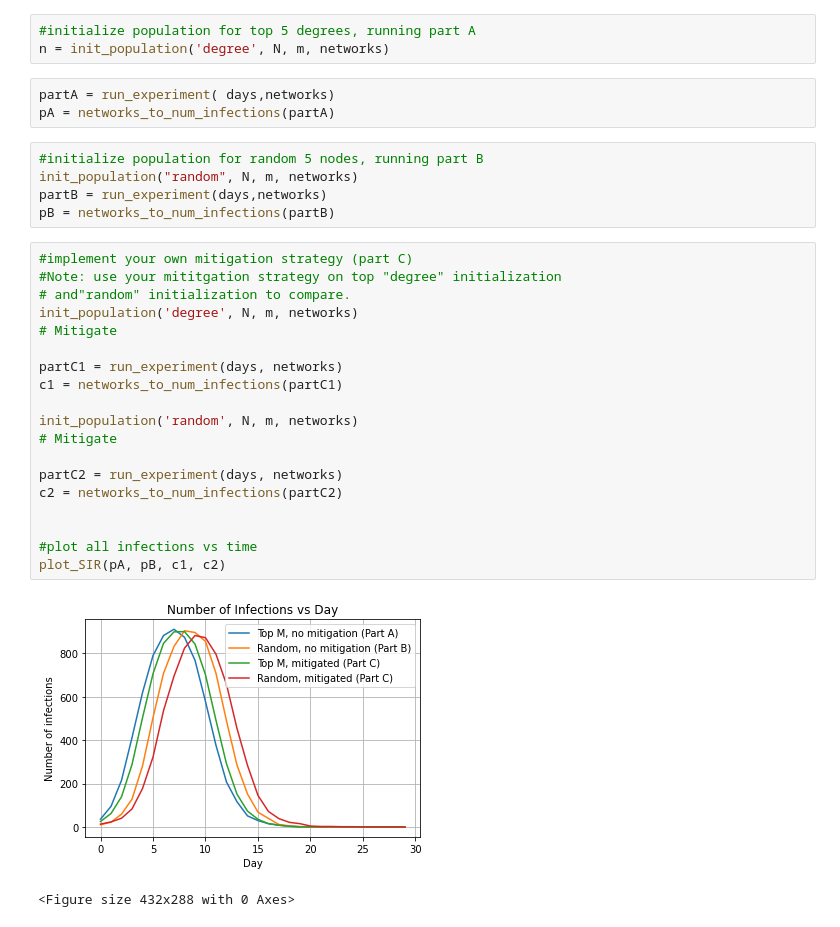
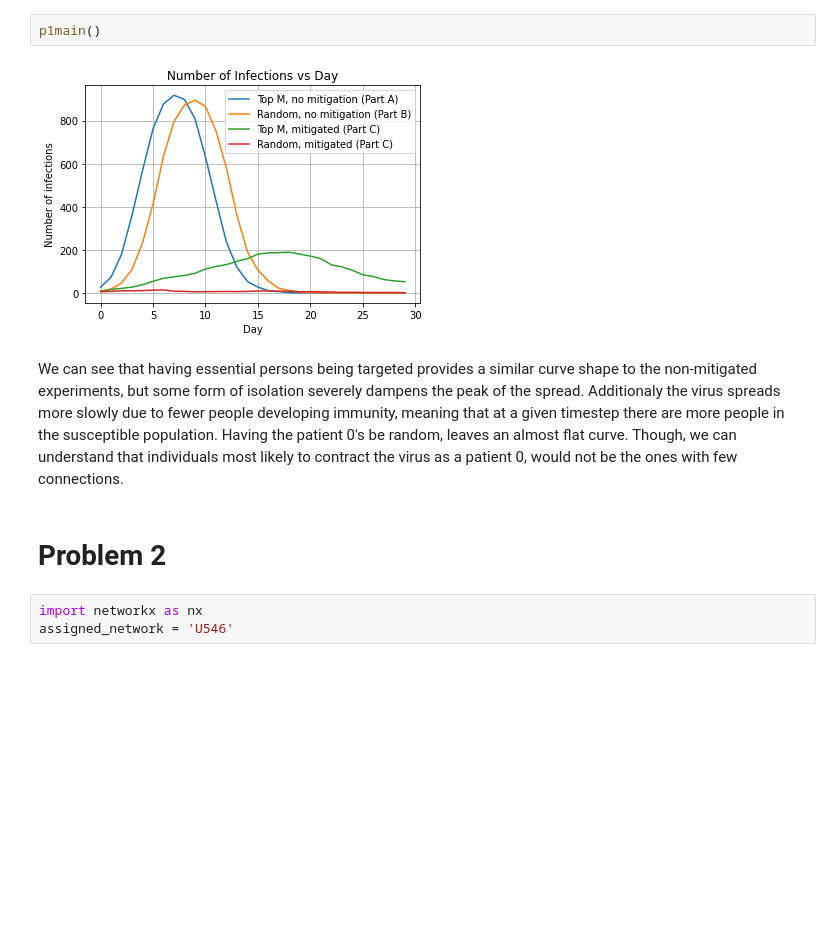
Before and after one commit to JacksonPaull/fa2023, a Jupyter notebook: RWN/HW2/hw2.ipynb, the cells around one changed output. Saved outputs shown, nothing was run; the diff lists cells and outputs as text; blank space fills up the shorter version.

Commit message:
Finished p1 and most of p2

```diff
--- a/RWN/HW2/hw2.ipynb
+++ b/RWN/HW2/hw2.ipynb
@@ -10,33 +3,11 @@ networks = build_networks(days,N)
-# %%
-#initialize population for top 5 degrees, running part A
-n = init_population('degree', N, m, networks)
-# %%
-partA = run_experiment( days,networks)
-pA = networks_to_num_infections(partA)
-# %%
-#initialize population for random 5 nodes, running part B
-init_population("random", N, m, networks)
-partB = run_experiment(days,networks)
-pB = networks_to_num_infections(partB)
-# %%
-#implement your own mitigation strategy (part C)
-#Note: use your mititgation strategy on top "degree" initialization
-# and"random" initialization to compare.
-init_population('degree', N, m, networks)
-# Mitigate
-
-partC1 = run_experiment(days, networks)
-c1 = networks_to_num_infections(partC1)
-
-init_population('random', N, m, networks)
-# Mitigate
-
-partC2 = run_experiment(days, networks)
-c2 = networks_to_num_infections(partC2)
-
-
-#plot all infections vs time
-plot_SIR(pA, pB, c1, c2)
-# %% [output]
-[figure, removed]
-<Figure size 432x288 with 0 Axes>
+# %%
+p1main()
+# %% [output]
+[figure, added]
+# %% [markdown]
+We can see that having essential persons being targeted provides a similar curve shape to the non-mitigated experiments, but some form of isolation severely dampens the peak of the spread. Additionaly the virus spreads more slowly due to fewer people developing immunity, meaning that at a given timestep there are more people in the susceptible population. Having the patient 0's be random, leaves an almost flat curve. Though, we can understand that individuals most likely to contract the virus as a patient 0, would not be the ones with few connections.
+# %% [markdown]
+# Problem 2
+# %%
+import networkx as nx
+assigned_network = 'U546'
```
Also changed, not shown: parts of 7 cells of this notebook, 5 other files.
